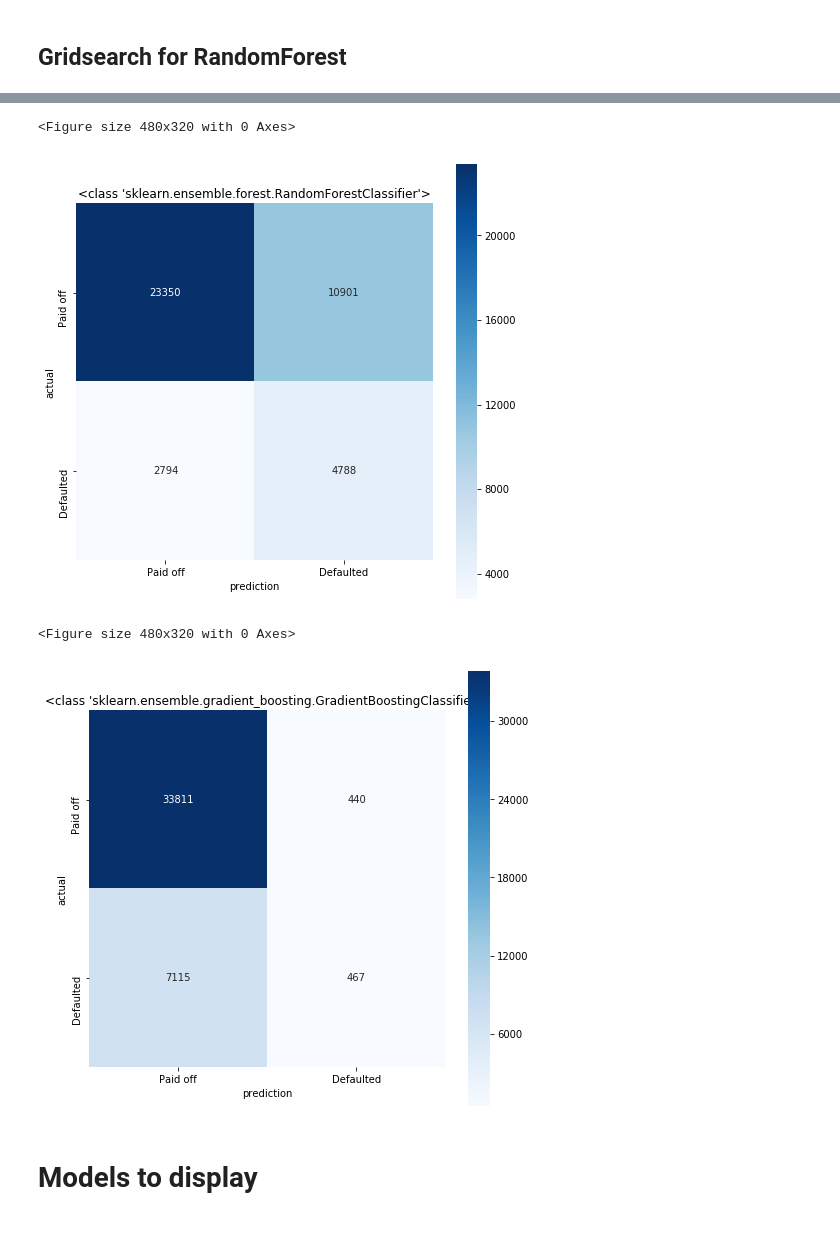
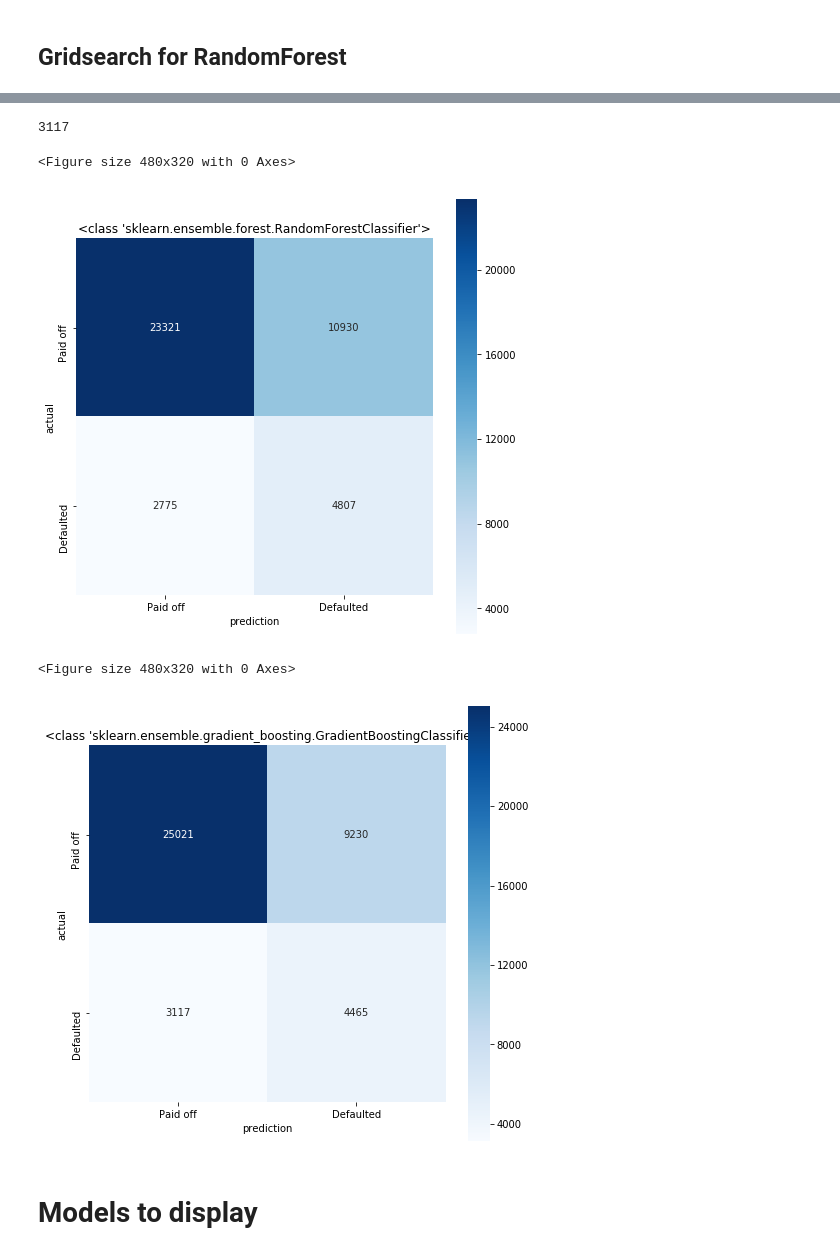
Before and after one commit to jeremyrchow/lending_club_default_model, a Jupyter notebook: EDA.ipynb, the cells around one changed output, grey strips where cells are left out. Saved outputs shown, nothing was run; the diff lists cells and outputs as text; code cells hidden in the pictures.

```diff
--- a/EDA.ipynb
+++ b/EDA.ipynb
@@ -355,6 +362,6 @@ param_grid = {
 # %%
 model_dict = {'rfc': RandomForestClassifier(n_estimators = 400, n_jobs = -1,max_features = 'sqrt'),
-             'lm' : LogisticRegression(max_iter =10000,solver='sag',verbose = 10,n_jobs = -1),
+             'lm' : LogisticRegression(max_iter =10000,solver='sag',verbose = 10,n_jobs = -1,C = 1000),
              'gnb' : GaussianNB(),
              'mlp' : MLPClassifier(verbose = 10),
              'gbc' : GradientBoostingClassifier(n_estimators =  1000, max_leaf_nodes = 4,\
@@ -369,9 +376,15 @@ def make_model(mdl_key,X_train,y_train,X_test):
     mdl.fit(X_train,y_train)
     predicted = mdl.predict(X_test)
     return mdl, predicted
+# %%
+rfc = 0
+lm = 0
+gnb = 0
+mlp = 0
+gbc = 0
 # %%
-rfc, gnb_predicted = make_model('rfc',X_train,y_train,X_test)
+# rfc, gnb_predicted = make_model('rfc',X_train,y_train,X_test)
 # %%
-lm, predicted = make_model('lm',X_train,y_train,X_test)
+# lm, predicted = make_model('lm',X_train_standard,y_train,X_test_standard)
 # %% [output]
 [Parallel(n_jobs=-1)]: Using backend ThreadingBackend with 4 concurrent workers.
@@ -408,26 +439,30 @@ rfc_b = RandomForestClassifier()
 rfc_b.fit(Xb_train,yb_train)
 predicted_b = rfc_b.predict(Xb_test)
 # %%
-def make_confusion_matrix(model, threshold=.5):
+def make_confusion_matrix(model, threshold=.5, plot = False):
     # Predict class 1 if probability of being in class 1 is greater than threshold
     # (model.predict(X_test) does this automatically with a threshold of 0.5)
     y_predict = (model.predict_proba(X_test)[:, 1] >= threshold)
     mat_confusion = confusion_matrix(y_test, y_predict)
-    plt.figure(dpi=80)
-    plt.figure(figsize=(8, 8))
-    sns.heatmap(mat_confusion, cmap=plt.cm.Blues, annot=True, square=True, fmt='d',
-           xticklabels=['Paid off', 'Defaulted'],
-           yticklabels=['Paid off', 'Defaulted']);
-    plt.xlabel('prediction')
-    plt.ylabel('actual')
-    plt.title(str(type(model)))
+
+    if plot:
+        plt.figure(dpi=80)
+        plt.figure(figsize=(8, 8))
+        sns.heatmap(mat_confusion, cmap=plt.cm.Blues, annot=True, square=True, fmt='d',
+               xticklabels=['Paid off', 'Defaulted'],
+               yticklabels=['Paid off', 'Defaulted']);
+        plt.xlabel('prediction')
+        plt.ylabel('actual')
+        plt.title(str(type(model)))
+    return mat_confusion
 cm = pd.DataFrame(confusion_matrix(y_test, predicted))
-make_confusion_matrix(rfc,.2105)
-make_confusion_matrix(gbc)
+make_confusion_matrix(rfc,.2105,plot = True)
+make_confusion_matrix(gbc,.21, plot = True)[1][0]
 # %% [output]
-<Figure size 480x320 with 0 Axes>
+3117
+<Figure size 480x320 with 0 Axes>
 [figure]
-<Figure size 480x320 with 0 Axes>
+<Figure size 480x320 with 0 Axes>
-[figure, old version]
+[figure, new version]
 # %% [markdown]
 # Models to display
```
Also changed, not shown: parts of 39 cells of this notebook, 4 other files.
